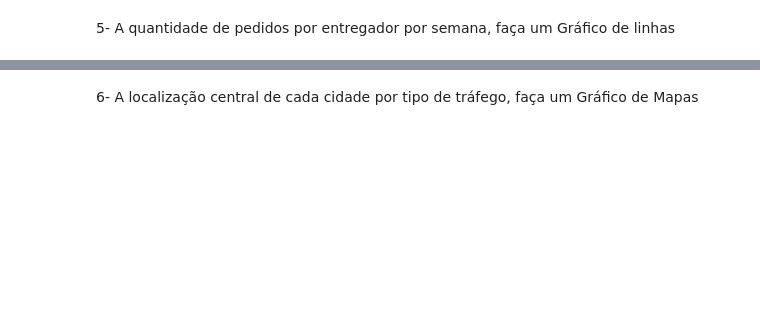
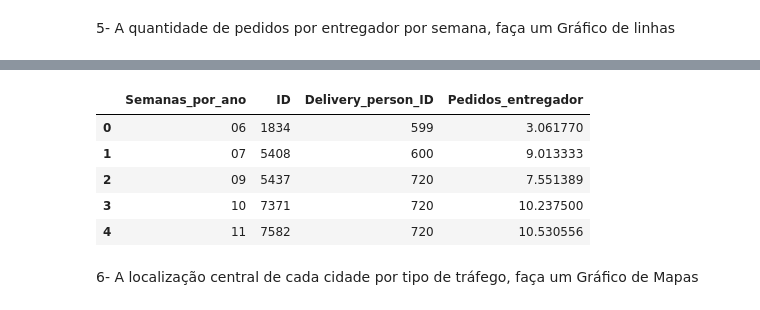
Before and after one commit to Fabiorsi1979/FTC_Analisando_dados, a Jupyter notebook: Gráficos.ipynb, the cells around one changed output, grey strips where cells are left out. Saved outputs shown, nothing was run; the diff lists cells and outputs as text; code cells hidden in the pictures; blank space fills up the shorter version.

```diff
--- a/Gráficos.ipynb
+++ b/Gráficos.ipynb
@@ -133,6 +159,15 @@ df_aux['Pedidos_entregador'] = df_aux['ID'] / df_aux['Delivery_person_ID']
 px.line(df_aux, x='Semanas_por_ano', y='Pedidos_entregador')
 # %% [output]
 [interactive output not drawn]
+# %%
+df_aux.head(5)
+# %% [output]
+|  | Semanas_por_ano | ID | Delivery_person_ID | Pedidos_entregador |
+| 0 | 06 | 1834 | 599 | 3.061770 |
+| 1 | 07 | 5408 | 600 | 9.013333 |
+| 2 | 09 | 5437 | 720 | 7.551389 |
+| 3 | 10 | 7371 | 720 | 10.237500 |
+| 4 | 11 | 7582 | 720 | 10.530556 |
 # %% [markdown]
 6- A localização central de cada cidade por tipo de tráfego, faça um Gráfico de Mapas
 # %%
```
Also changed, not shown: parts of 4 cells of this notebook.
